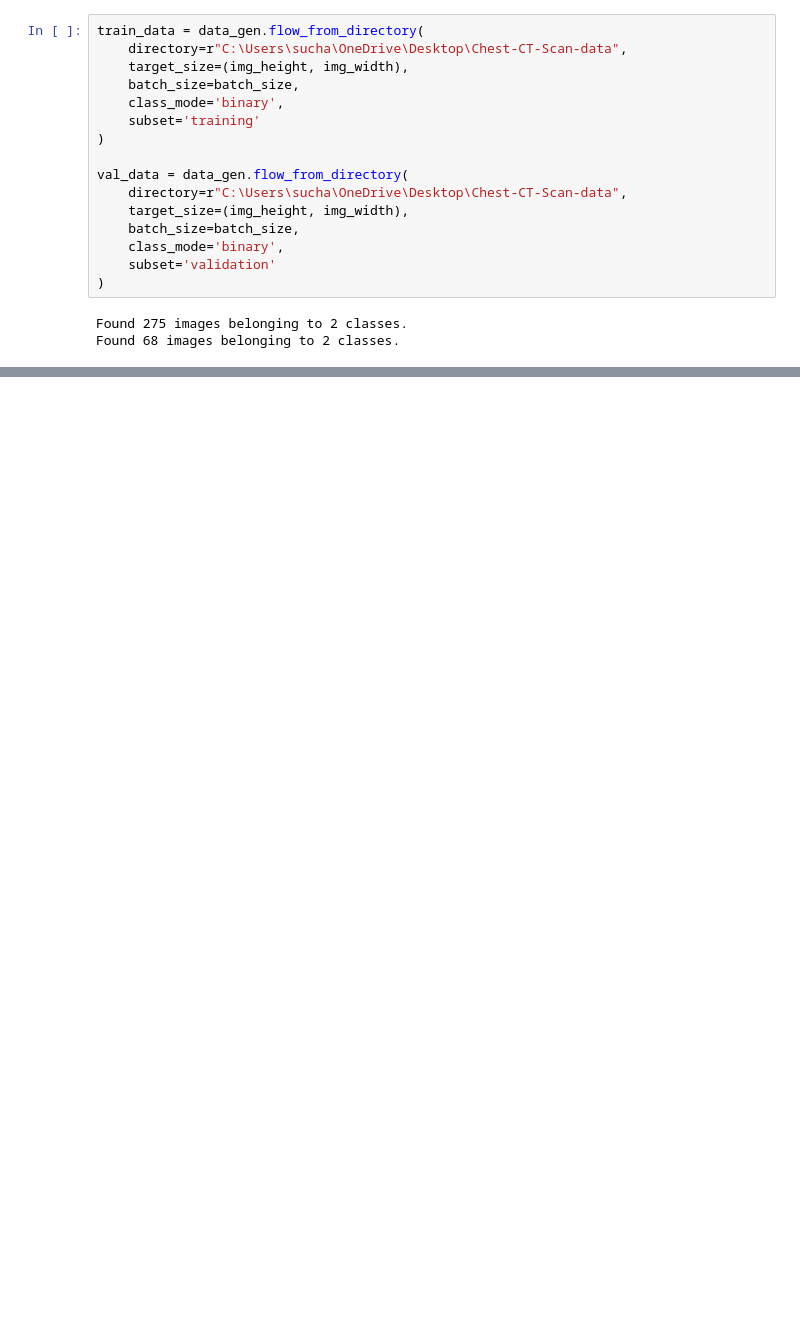
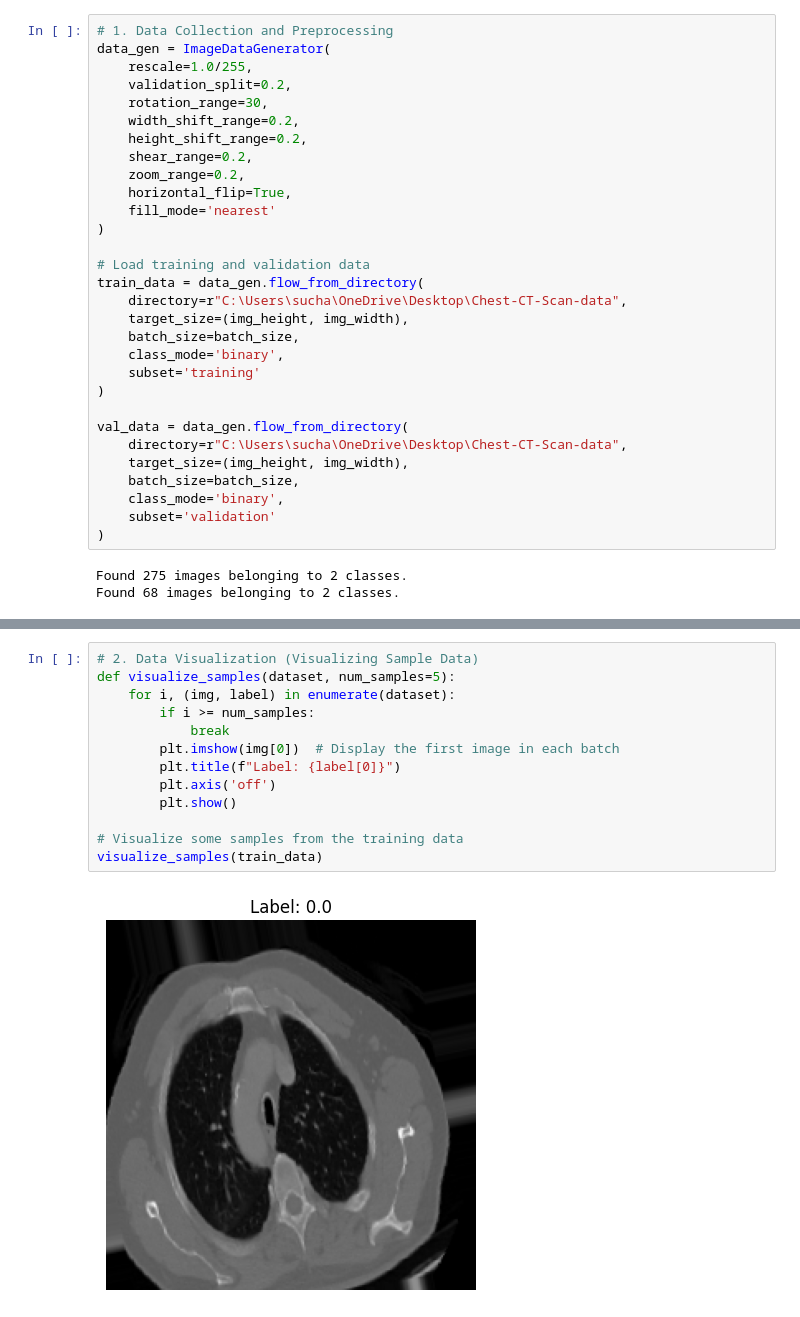
Before and after one commit to anishreddy13/chest-cancer-detection, a Jupyter notebook: Chest_Cancer_Detection_Project.ipynb, the cells around one changed output, grey strips where cells are left out. Saved outputs shown, nothing was run; the diff lists cells and outputs as text; blank space fills up the shorter version.

```diff
--- a/Chest_Cancer_Detection_Project.ipynb
+++ b/Chest_Cancer_Detection_Project.ipynb
@@ -19,4 +14,18 @@ data_gen = ImageDataGenerator(rescale=1.0/255, validation_split=0.2)
 # %%
+# 1. Data Collection and Preprocessing
+data_gen = ImageDataGenerator(
+    rescale=1.0/255,
+    validation_split=0.2,
+    rotation_range=30,
+    width_shift_range=0.2,
+    height_shift_range=0.2,
+    shear_range=0.2,
+    zoom_range=0.2,
+    horizontal_flip=True,
+    fill_mode='nearest'
+)
+
+# Load training and validation data
 train_data = data_gen.flow_from_directory(
     directory=r"C:\Users\sucha\OneDrive\Desktop\Chest-CT-Scan-data",
     target_size=(img_height, img_width),
@@ -50,0 +47,15 @@ model = models.Sequential([
+# %%
+# 2. Data Visualization (Visualizing Sample Data)
+def visualize_samples(dataset, num_samples=5):
+    for i, (img, label) in enumerate(dataset):
+        if i >= num_samples:
+            break
+        plt.imshow(img[0])  # Display the first image in each batch
+        plt.title(f"Label: {label[0]}")
+        plt.axis('off')
+        plt.show()
+
+# Visualize some samples from the training data
+visualize_samples(train_data)
+# %% [output]
+[figure, added]
```
Also changed, not shown: parts of 19 cells of this notebook, 18 other files.
